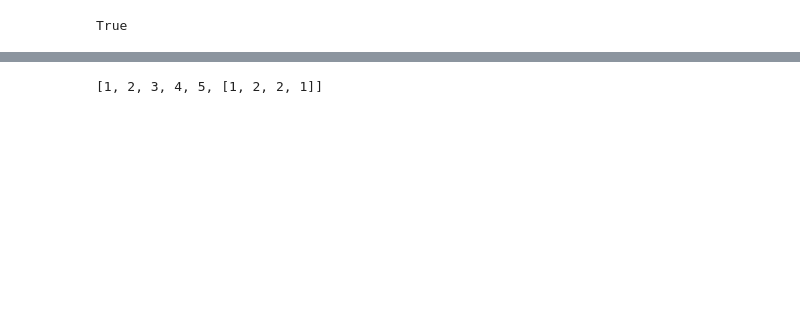
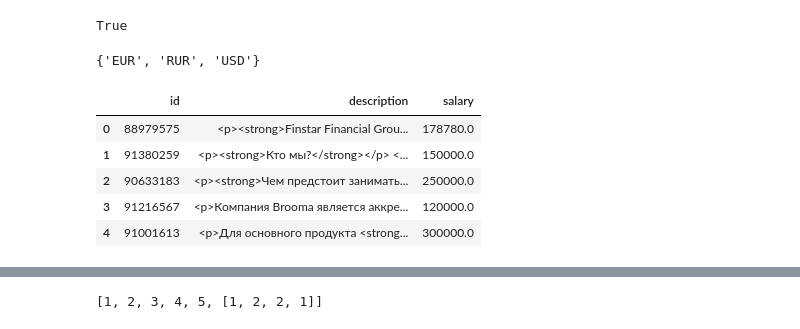
Before and after one commit to ledi-bruh/nlp-labs, a Jupyter notebook: notebooks/pz/pz2.ipynb, the cells around one changed output, grey strips where cells are left out. Cells and saved outputs as stored; diff of their text form; code cells hidden in the pictures; blank space fills up the shorter version.

```diff
--- a/notebooks/pz/pz2.ipynb
+++ b/notebooks/pz/pz2.ipynb
@@ -203,2 +226,37 @@ path = '../storage/vacancies_2k_.pkl'
 # %%
-corpus = [x['description'] for x in vacancies.values()]
+{x['salary']['currency'] for x in vacancies.values()}
+# %% [output]
+{'EUR', 'RUR', 'USD'}
+# %%
+def convert_to_rub(x: float, currency: str) -> float:
+    # Курс на 11.01.2024
+    match currency:
+        case 'RUR':
+            return x
+        case 'USD':
+            return x * 89.39
+        case 'EUR':
+            return x * 97.87
+
+
+data = [
+    {
+        'id': x['id'],
+        'description': x['description'],
+        'salary': convert_to_rub(
+            x=np.mean([value for value in (x['salary']['from'], x['salary']['to']) if value is not None]),
+            currency=x['salary']['currency'],
+        ),
+    }
+    for x in vacancies.values()
+]
+
+df = pd.DataFrame(data=data, columns=['id', 'description', 'salary'])
+df.head()
+# %% [output]
+|  | id | description | salary |
+| 0 | 88979575 | <p><strong>Finstar Financial Grou... | 178780.0 |
+| 1 | 91380259 | <p><strong>Кто мы?</strong></p> <... | 150000.0 |
+| 2 | 90633183 | <p><strong>Чем предстоит занимать... | 250000.0 |
+| 3 | 91216567 | <p>Компания Brooma является аккре... | 120000.0 |
+| 4 | 91001613 | <p>Для основного продукта <strong... | 300000.0 |
```
Also changed, not shown: parts of 16 cells of this notebook, 2 other files.
